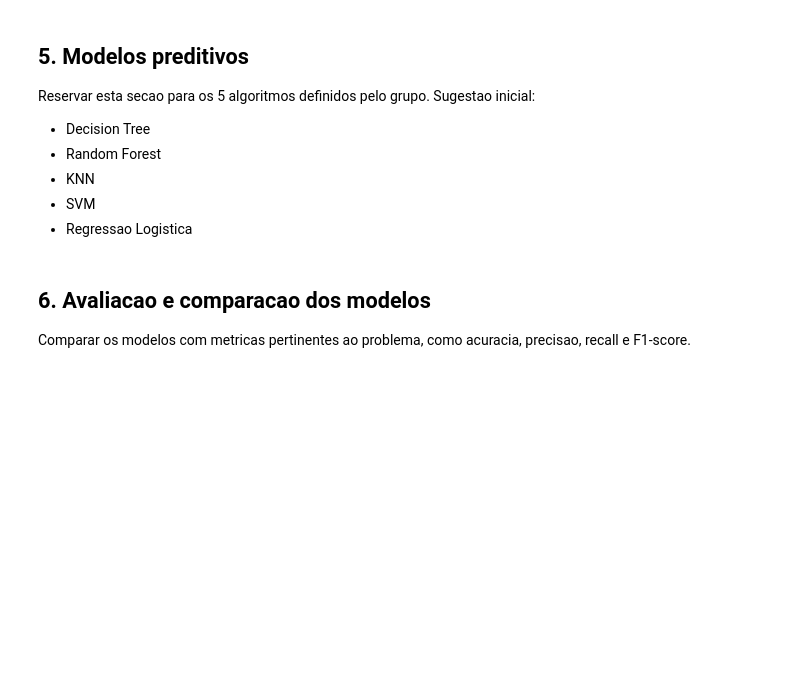
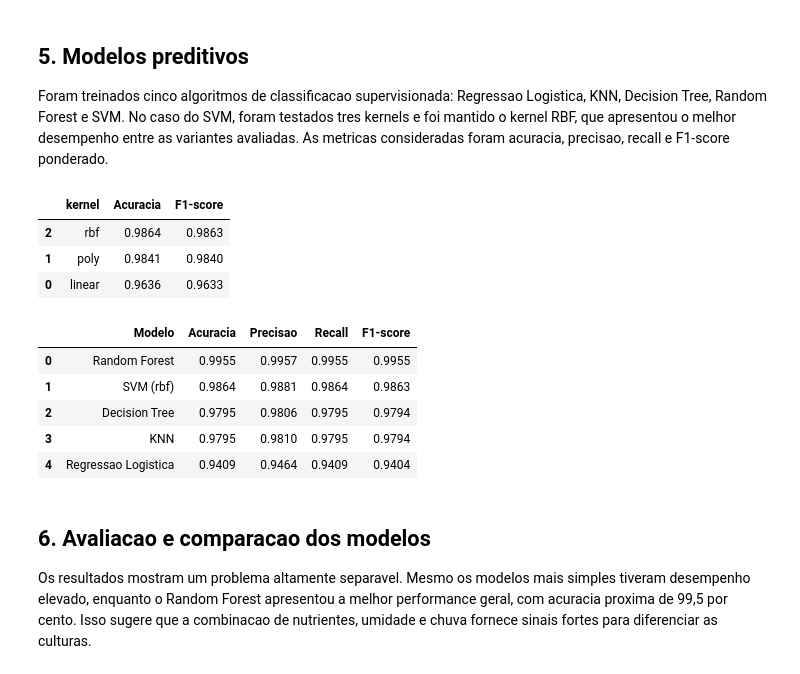
Before and after one commit to HenriqueSanchesSilva/farm-tech-fase3-cap-10, a Jupyter notebook: src/HenriqueSanchesSilva_570527_fase3_cap2.ipynb, the cells around one changed output. Cells and saved outputs as stored; diff of their text form; code cells hidden in the pictures; blank space fills up the shorter version.

```diff
--- a/src/HenriqueSanchesSilva_570527_fase3_cap2.ipynb
+++ b/src/HenriqueSanchesSilva_570527_fase3_cap2.ipynb
@@ -85,17 +334,72 @@ Nesta parte, preparar os dados para treino e teste:
 # %% [markdown]
 ## 5. Modelos preditivos
 
-Reservar esta secao para os 5 algoritmos definidos pelo grupo. Sugestao inicial:
-
-- Decision Tree
-- Random Forest
-- KNN
-- SVM
-- Regressao Logistica
+Foram treinados cinco algoritmos de classificacao supervisionada: Regressao Logistica, KNN, Decision Tree, Random Forest e SVM. No caso do SVM, foram testados tres kernels e foi mantido o kernel RBF, que apresentou o melhor desempenho entre as variantes avaliadas. As metricas consideradas foram acuracia, precisao, recall e F1-score ponderado.
 # %%
-# TODO: treinar os modelos preditivos definidos pelo grupo
+modelos = {
+    'Regressao Logistica': LogisticRegression(max_iter=1000, random_state=RANDOM_STATE),
+    'KNN': KNeighborsClassifier(n_neighbors=9),
+    'Decision Tree': DecisionTreeClassifier(random_state=RANDOM_STATE),
+    'Random Forest': RandomForestClassifier(n_estimators=200, random_state=RANDOM_STATE),
+}
+
+resultados = []
+predicoes = {}
+
+for nome, modelo in modelos.items():
+    modelo.fit(X_train_scaled, y_train)
+    y_pred = modelo.predict(X_test_scaled)
+    predicoes[nome] = y_pred
+    resultados.append({
+        'Modelo': nome,
+        'Acuracia': accuracy_score(y_test, y_pred),
+        'Precisao': precision_score(y_test, y_pred, average='weighted', zero_division=0),
+        'Recall': recall_score(y_test, y_pred, average='weighted', zero_division=0),
+        'F1-score': f1_score(y_test, y_pred, average='weighted'),
+    })
+
+svm_resultados = []
+for kernel in ['linear', 'poly', 'rbf']:
+    svm = SVC(kernel=kernel, random_state=RANDOM_STATE)
+    svm.fit(X_train_scaled, y_train)
+    y_pred = svm.predict(X_test_scaled)
+    svm_resultados.append({
+        'kernel': kernel,
+        'Acuracia': accuracy_score(y_test, y_pred),
+        'F1-score': f1_score(y_test, y_pred, average='weighted'),
+    })
+
+svm_resultados_df = pd.DataFrame(svm_resultados).sort_values(by='Acuracia', ascending=False)
+display(svm_resultados_df.round(4))
+
+melhor_kernel = svm_resultados_df.iloc[0]['kernel']
+svm_final = SVC(kernel=melhor_kernel, random_state=RANDOM_STATE)
+svm_final.fit(X_train_scaled, y_train)
+y_pred_svm = svm_final.predict(X_test_scaled)
+predicoes[f'SVM ({melhor_kernel})'] = y_pred_svm
+resultados.append({
+    'Modelo': f'SVM ({melhor_kernel})',
+    'Acuracia': accuracy_score(y_test, y_pred_svm),
+    'Precisao': precision_score(y_test, y_pred_svm, average='weighted', zero_division=0),
+    'Recall': recall_score(y_test, y_pred_svm, average='weighted', zero_division=0),
+    'F1-score': f1_score(y_test, y_pred_svm, average='weighted'),
+})
+
+resultados_df = pd.DataFrame(resultados).sort_values(by='Acuracia', ascending=False).reset_index(drop=True)
+display(resultados_df.round(4))
+# %% [output]
+|  | kernel | Acuracia | F1-score |
+| 2 | rbf | 0.9864 | 0.9863 |
+| 1 | poly | 0.9841 | 0.9840 |
+| 0 | linear | 0.9636 | 0.9633 |
+|  | Modelo | Acuracia | Precisao | Recall | F1-score |
+| 0 | Random Forest | 0.9955 | 0.9957 | 0.9955 | 0.9955 |
+| 1 | SVM (rbf) | 0.9864 | 0.9881 | 0.9864 | 0.9863 |
+| 2 | Decision Tree | 0.9795 | 0.9806 | 0.9795 | 0.9794 |
+| 3 | KNN | 0.9795 | 0.9810 | 0.9795 | 0.9794 |
+| 4 | Regressao Logistica | 0.9409 | 0.9464 | 0.9409 | 0.9404 |
 # %% [markdown]
 ## 6. Avaliacao e comparacao dos modelos
 
-Comparar os modelos com metricas pertinentes ao problema, como acuracia, precisao, recall e F1-score.
+Os resultados mostram um problema altamente separavel. Mesmo os modelos mais simples tiveram desempenho elevado, enquanto o Random Forest apresentou a melhor performance geral, com acuracia proxima de 99,5 por cento. Isso sugere que a combinacao de nutrientes, umidade e chuva fornece sinais fortes para diferenciar as culturas.
 # %%
```
Also changed, not shown: parts of 16 cells of this notebook.
